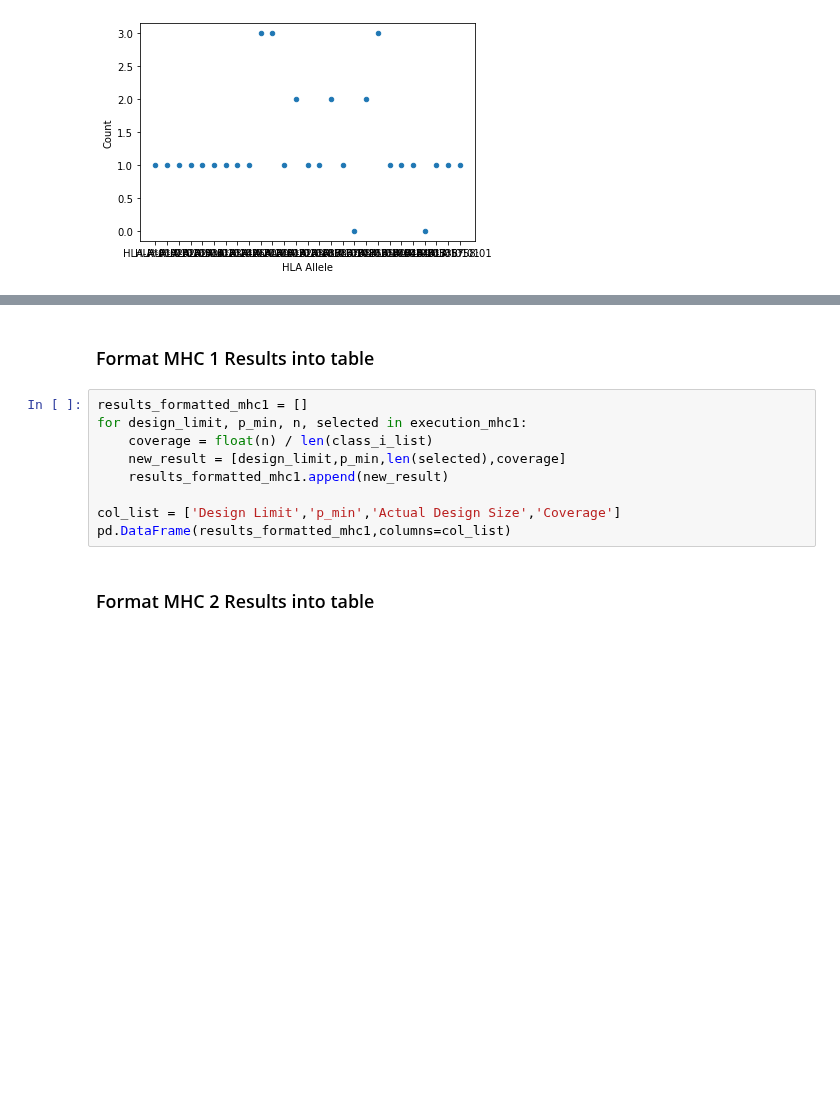
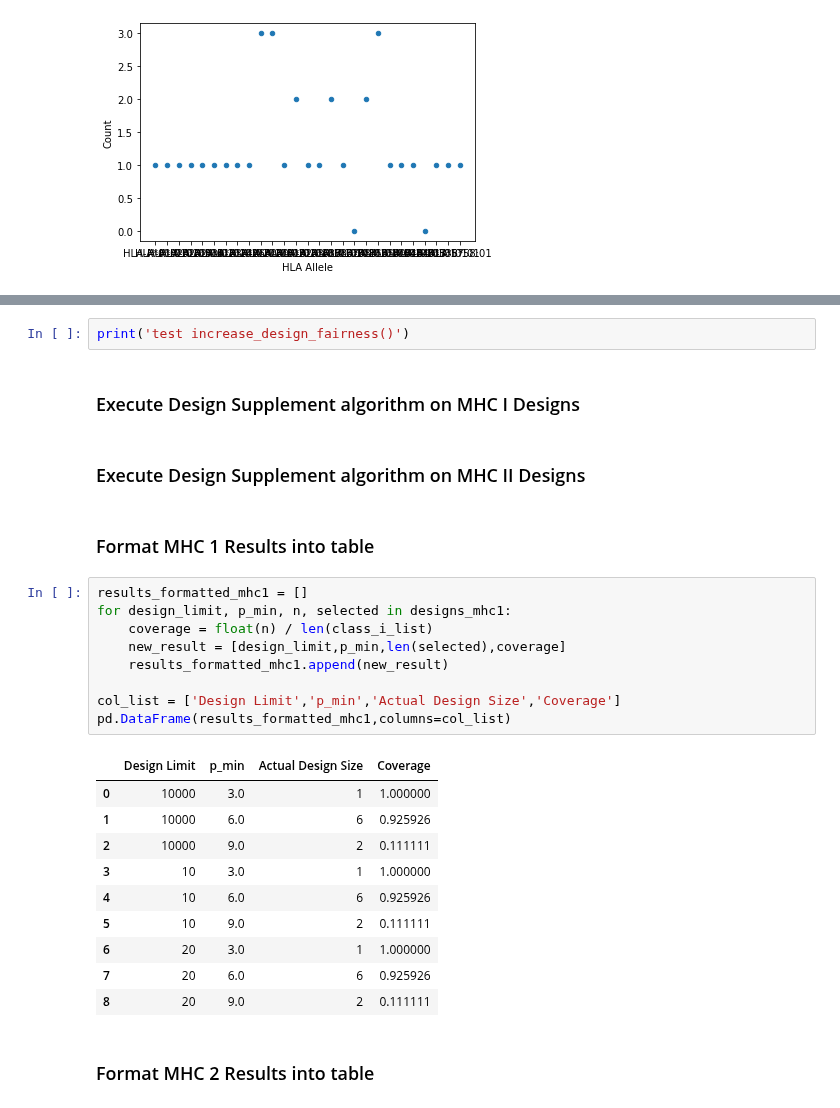
Before and after one commit to ryanquinnnelson/CMU-02718-HW5, a Jupyter notebook: 02_518_02_718_HW_5_ryann.ipynb, the cells around one changed output, grey strips where cells are left out. Cells and saved outputs as stored; diff of their text form; blank space fills up the shorter version.

Commit message:
Small revisions to fairness algorithm

```diff
--- a/02_518_02_718_HW_5_ryann.ipynb
+++ b/02_518_02_718_HW_5_ryann.ipynb
@@ -1936,14 +1945,31 @@ def increase_design_fairness(design, coverage_df, design_limit):
+# %%
+print('test increase_design_fairness()')
+# %% [markdown]
+### Execute Design Supplement algorithm on MHC I Designs
+# %% [markdown]
+### Execute Design Supplement algorithm on MHC II Designs
 # %% [markdown]
 ### Format MHC 1 Results into table
 # %%
 results_formatted_mhc1 = []
-for design_limit, p_min, n, selected in execution_mhc1:
+for design_limit, p_min, n, selected in designs_mhc1:
     coverage = float(n) / len(class_i_list)
     new_result = [design_limit,p_min,len(selected),coverage]
     results_formatted_mhc1.append(new_result)
 
 col_list = ['Design Limit','p_min','Actual Design Size','Coverage']
 pd.DataFrame(results_formatted_mhc1,columns=col_list)
+# %% [output]
+|  | Design Limit | p_min | Actual Design Size | Coverage |
+| 0 | 10000 | 3.0 | 1 | 1.000000 |
+| 1 | 10000 | 6.0 | 6 | 0.925926 |
+| 2 | 10000 | 9.0 | 2 | 0.111111 |
+| 3 | 10 | 3.0 | 1 | 1.000000 |
+| 4 | 10 | 6.0 | 6 | 0.925926 |
+| 5 | 10 | 9.0 | 2 | 0.111111 |
+| 6 | 20 | 3.0 | 1 | 1.000000 |
+| 7 | 20 | 6.0 | 6 | 0.925926 |
+| 8 | 20 | 9.0 | 2 | 0.111111 |
 # %% [markdown]
 ### Format MHC 2 Results into table
 # %%
```
Also changed, not shown: parts of 7 cells of this notebook.
